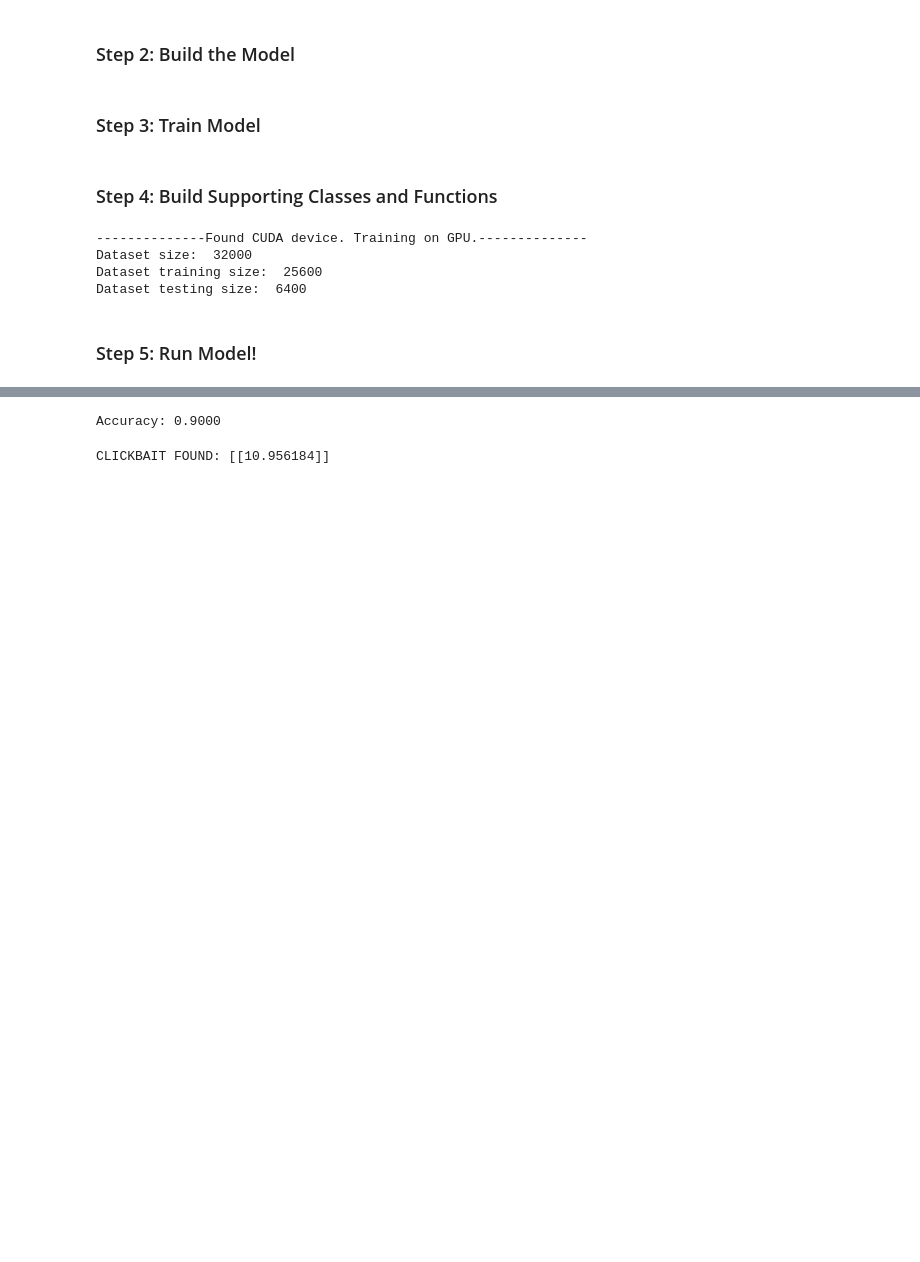
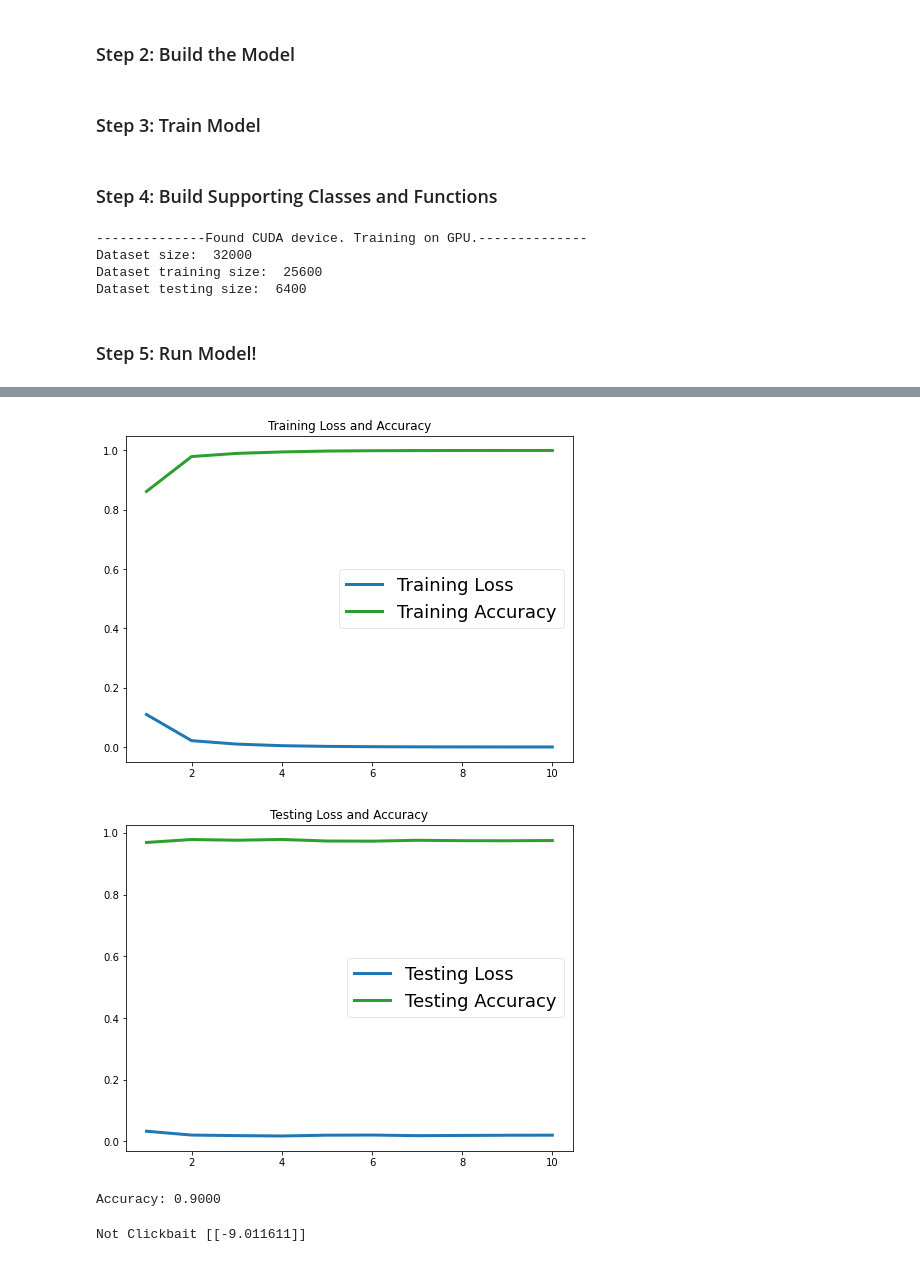
Before and after one commit to Roshinator/click-bait-model, a Jupyter notebook: notebook.ipynb, the cells around one changed output, grey strips where cells are left out. Cells and saved outputs as stored; diff of their text form; code cells hidden in the pictures; blank space fills up the shorter version.

Commit message:
Final model info

```diff
--- a/notebook.ipynb
+++ b/notebook.ipynb
@@ -537,9 +573,7 @@ modelLSTM = tf.keras.Sequential([# Word Embeddings Layer, embeddings learnt as p
 
 
 modelLSTM.compile(optimizer= tf.keras.optimizers.Adam(learning_rate= 1e-4),
-              # Use BinaryCrossEntropy Loss here as model only has two label classes
-              # As per our model definition, there will be a single floating-point value per prediction
-              loss= tf.keras.losses.BinaryCrossentropy(from_logits= True),
+              loss= tf.keras.losses.MeanSquaredError(),
               metrics= ['accuracy'])
 
 Epochs = 10
@@ -554,6 +588,5 @@ hist = modelLSTM.fit(x = dataset.x_train,
                  validation_data= (dataset.x_test, dataset.y_test),
                  validation_steps= Valid_Steps,
                  workers=4)
-print(modelLSTM.evaluate(x=dataset.x_test, y=dataset.y_test))
 # %% [output]
 Epoch 1/10
@@ -576,3 +612,21 @@ Epoch 10/10
+# %%
+x = list(range(1, len(hist.epoch) + 1))
+fig, ax = plt.subplots(figsize=(8,6))
+plt.plot(x, hist.history['loss'], label='Training Loss', color='tab:blue', linewidth=3)
+plt.plot(x, hist.history['accuracy'], label='Training Accuracy', color='tab:green', linewidth=3)
+plt.title('Training Loss and Accuracy')
+plt.legend(fancybox=True, framealpha=0.5, fontsize=18)
+plt.show()
+
+fig, ax = plt.subplots(figsize=(8,6))
+plt.plot(x, hist.history['val_loss'], label='Testing Loss', color='tab:blue', linewidth=3)
+plt.plot(x, hist.history['val_accuracy'], label='Testing Accuracy', color='tab:green', linewidth=3)
+plt.title('Testing Loss and Accuracy')
+plt.legend(fancybox=True, framealpha=0.5, fontsize=18)
+plt.show()
+# %% [output]
+[figure, added]
+[figure, added]
 # %%
 set = pd.read_csv("generalization_set.csv")
 correct = 0
@@ -592,4 +646,4 @@ Accuracy: 0.9000
 # %%
 print_lstm(modelLSTM.predict(dataset.get_tokenized_string("")))
 # %% [output]
-CLICKBAIT FOUND: [[10.956184]]
+Not Clickbait [[-9.011611]]
```
Also changed, not shown: parts of 11 cells of this notebook, 2 other files.
